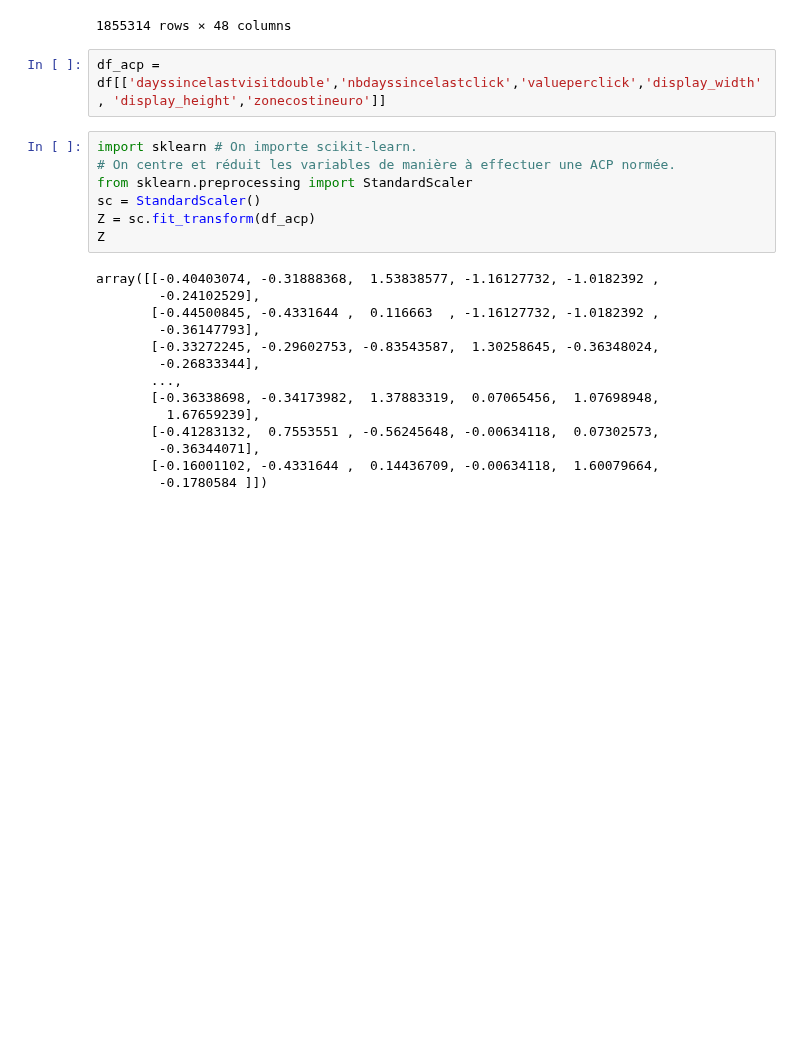
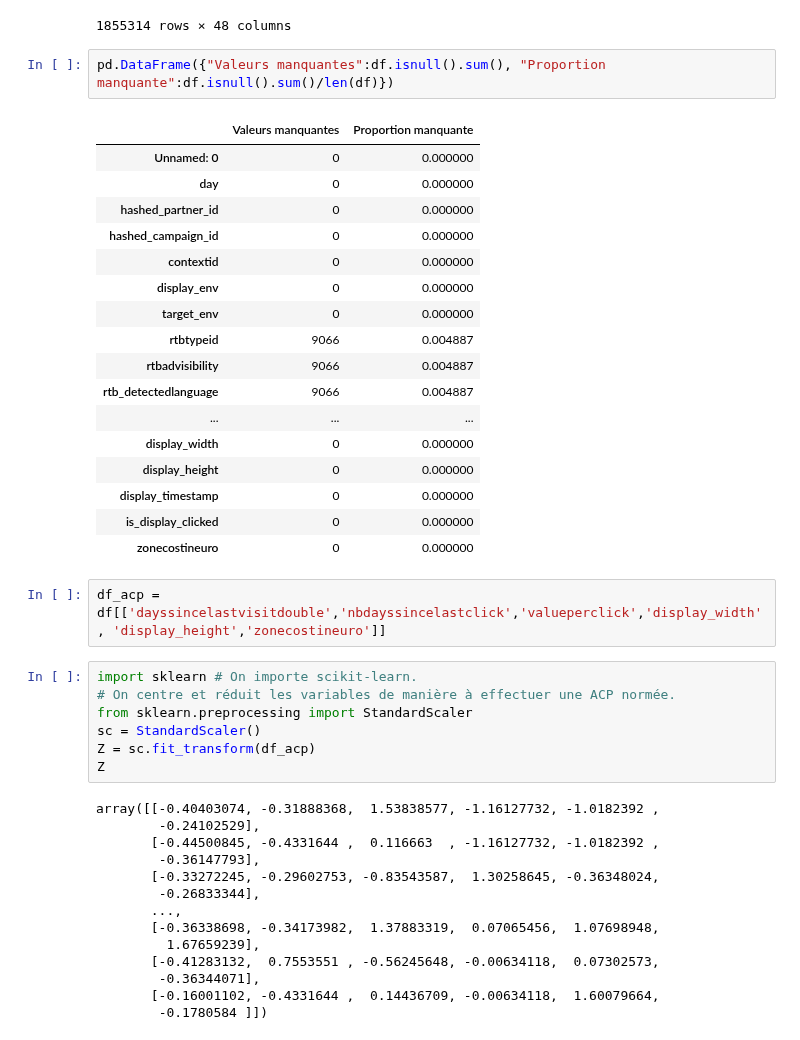
Before and after one commit to baptiste-pasquier/statapp, a Jupyter notebook: acp.ipynb, the cells around one changed output. Drawn from its saved outputs; the diff is of its cells as text; blank space fills up the shorter version.

Commit message:
amélioration de l'affichage des valeurs manquantes

```diff
--- a/acp.ipynb
+++ b/acp.ipynb
@@ -20,6 +20,26 @@ df
 | 1855312 | 1856871 | 2020-10-13 | b'\x0f\xbc\x909\x14[dI\xa7v]\xcc\... | b'\xf4k\x93K{l\xcfK3n\xc2\xa2U.R1... | 9 | web | 2 | ... |
 | 1855313 | 1856872 | 2020-10-13 | b'=\xa6\xeef\x99\xda\x1e\xb5-5\x8... | b'7\xa0%5\x98\x02\x00\xe5\xa2\xfb... | 6 | web | 1 | ... |
 1855314 rows × 48 columns
+# %%
+pd.DataFrame({"Valeurs manquantes":df.isnull().sum(), "Proportion manquante":df.isnull().sum()/len(df)})
+# %% [output]
+|  | Valeurs manquantes | Proportion manquante |
+| Unnamed: 0 | 0 | 0.000000 |
+| day | 0 | 0.000000 |
+| hashed_partner_id | 0 | 0.000000 |
+| hashed_campaign_id | 0 | 0.000000 |
+| contextid | 0 | 0.000000 |
+| display_env | 0 | 0.000000 |
+| target_env | 0 | 0.000000 |
+| rtbtypeid | 9066 | 0.004887 |
+| rtbadvisibility | 9066 | 0.004887 |
+| rtb_detectedlanguage | 9066 | 0.004887 |
+| ... | ... | ... |
+| display_width | 0 | 0.000000 |
+| display_height | 0 | 0.000000 |
+| display_timestamp | 0 | 0.000000 |
+| is_display_clicked | 0 | 0.000000 |
+| zonecostineuro | 0 | 0.000000 |
 # %%
 df_acp = df[['dayssincelastvisitdouble','nbdayssincelastclick','valueperclick','display_width', 'display_height','zonecostineuro']]
 # %%
```
Also changed, not shown: parts of 1 cell of this notebook.
